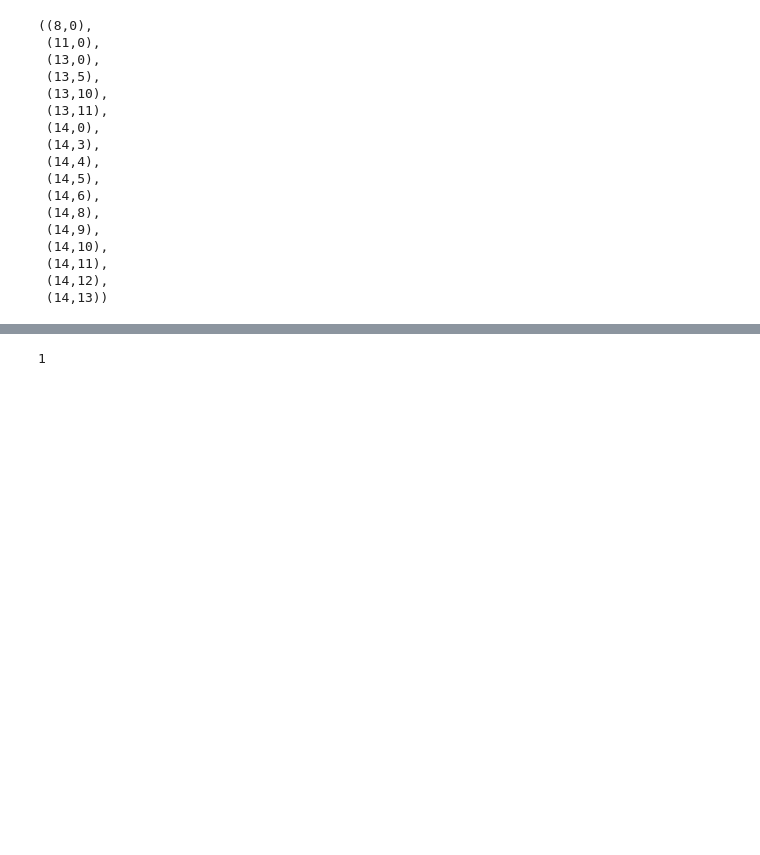
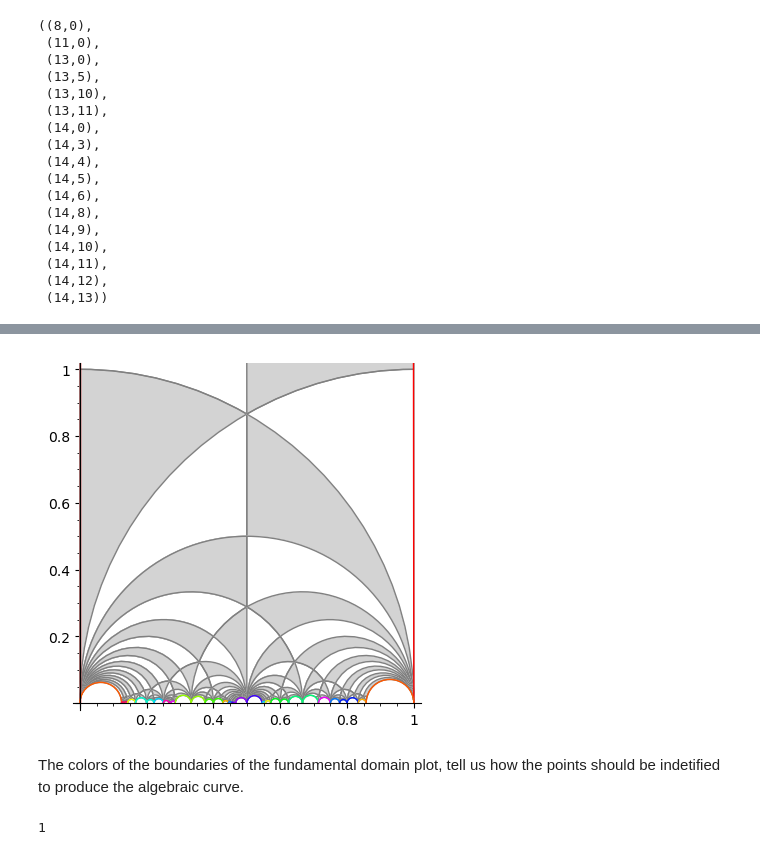
Before and after one commit to matteocao/modular-forms, a Jupyter notebook: modular_forms_MC.ipynb, the cells around one changed output, grey strips where cells are left out. Saved outputs shown, nothing was run; the diff lists cells and outputs as text; code cells hidden in the pictures; blank space fills up the shorter version.

```diff
--- a/modular_forms_MC.ipynb
+++ b/modular_forms_MC.ipynb
@@ -358,3 +417,10 @@ G1_15=Gamma1(15)
+# %%
+# the fundamental domain is the plot of the modular curve on the plane, with ssome sides identified
+FareySymbol(G1_15).fundamental_domain()
+# %% [output]
+[figure, added]
+# %% [markdown]
+The colors of the boundaries of the fundamental domain plot, tell us how the points should be indetified to produce the algebraic curve.
 # %%
 Gamma1(15).genus()  # the corresponding modular curve would be an elliptic curve
 # %% [output]
```
Also changed, not shown: parts of 67 cells of this notebook.
